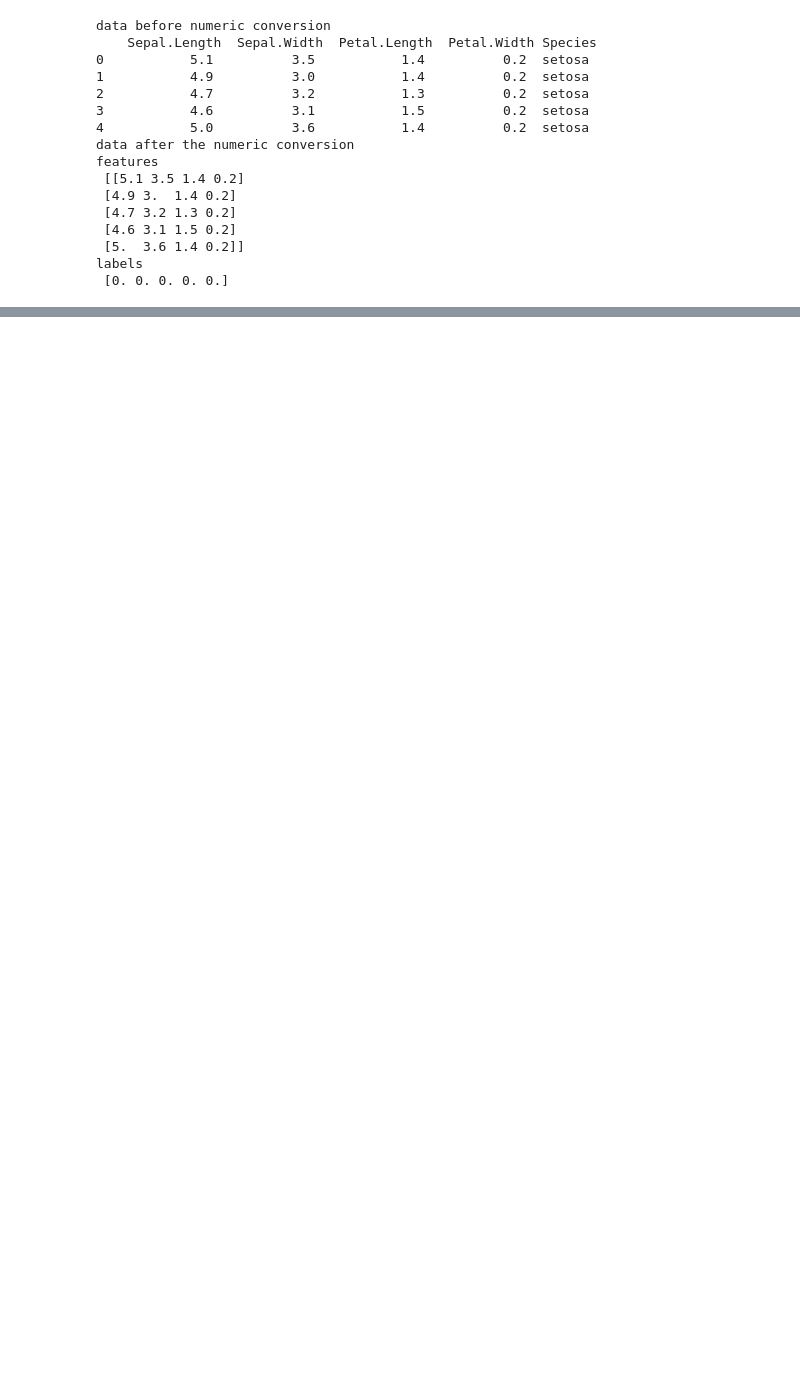
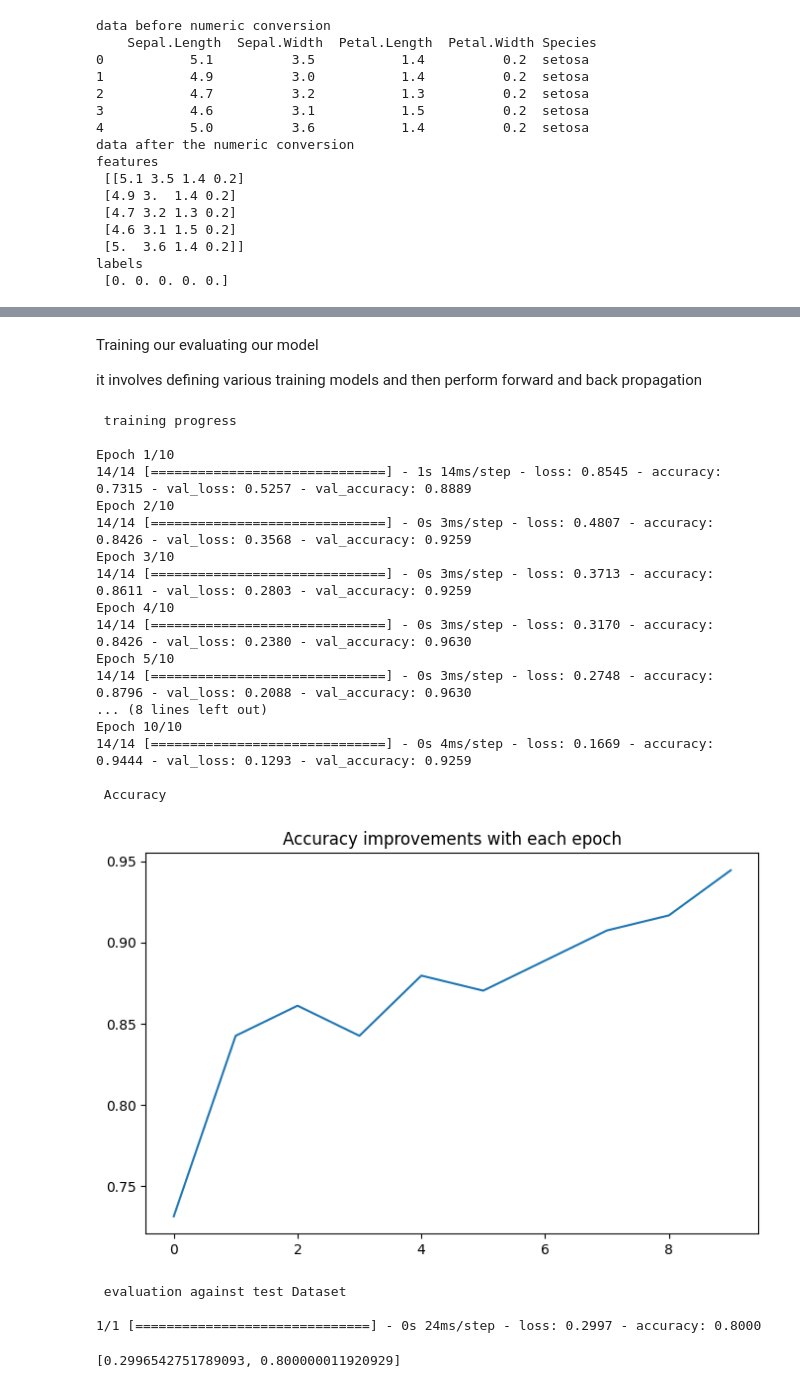
Before and after one commit to AjaySinghMehta/Multi_class_Classification_iris, a Jupyter notebook: script/iris_classification.ipynb, the cells around one changed output, grey strips where cells are left out. Saved outputs shown, nothing was run; the diff lists cells and outputs as text; code cells hidden in the pictures; blank space fills up the shorter version.

```diff
--- a/script/iris_classification.ipynb
+++ b/script/iris_classification.ipynb
@@ -84,0 +106,19 @@ Testing labels
+# %%
+#creating a sequential model in keras
+model  = tf.keras.models.Sequential()
+
+#adding a first hidden layer with relu activation function
+model.add(tf.keras.layers.Dense(128, input_shape=(4,), name = 'Hidden_layer_1',activation='relu'))
+                               #number of nodes, number of input variables, logical name, Activation function
+
+#adding second layer  with relu activation function
+model.add(tf.keras.layers.Dense(128,name = 'Hidden_layer_2',activation = 'relu'))
+
+#adding an output layer with sofmax activation function
+model.add(tf.keras.layers.Dense(3,name = 'Output_layer', activation= 'softmax'))
+
+#compile the model with loss and metrices
+model.compile(loss = 'categorical_crossentropy',metrics=['accuracy'])
+
+#printing the  metadata of the model
+model.summary()
@@ -84,0 +141,59 @@ Testing labels
+# %% [markdown]
+
+Training our evaluating our model
+
+it involves defining various training models and then perform forward and back propagation
+# %%
+#setting batch_size
+BATCH_SIZE = 8
+
+#setting epochs
+EPOCHS = 10
+
+#setting validation split. 20% of the training data will be used for the validation after each epoch
+VALIDATION_SPLIT = 0.2
+
+print("\n training progress \n")
+#fit the model. perforiming entire training cycle, including forward propagation , loss computation , backward propagation , gradient and all of the computation
+history = model.fit(X_train, Y_train,
+                    batch_size = BATCH_SIZE,
+                    epochs = EPOCHS,
+                    verbose = 1,
+                    validation_split = VALIDATION_SPLIT)
+
+print("\n Accuracy \n")
+
+#plotting accuracy of the model after each epoch
+
+pd.DataFrame(history.history)["accuracy"].plot(figsize=(8,5))
+plt.title("Accuracy improvements with each epoch")
+plt.show()
+
+
+#evaluating the model
+
+print("\n evaluation against test Dataset \n")
+model.evaluate(X_test,Y_test)
+# %% [output]
+ training progress
+
+Epoch 1/10
+14/14 [==============================] - 1s 14ms/step - loss: 0.8545 - accuracy: 0.7315 - val_loss: 0.5257 - val_accuracy: 0.8889
+Epoch 2/10
+14/14 [==============================] - 0s 3ms/step - loss: 0.4807 - accuracy: 0.8426 - val_loss: 0.3568 - val_accuracy: 0.9259
+Epoch 3/10
+14/14 [==============================] - 0s 3ms/step - loss: 0.3713 - accuracy: 0.8611 - val_loss: 0.2803 - val_accuracy: 0.9259
+Epoch 4/10
+14/14 [==============================] - 0s 3ms/step - loss: 0.3170 - accuracy: 0.8426 - val_loss: 0.2380 - val_accuracy: 0.9630
+Epoch 5/10
+14/14 [==============================] - 0s 3ms/step - loss: 0.2748 - accuracy: 0.8796 - val_loss: 0.2088 - val_accuracy: 0.9630
+... (8 lines left out)
+Epoch 10/10
+14/14 [==============================] - 0s 4ms/step - loss: 0.1669 - accuracy: 0.9444 - val_loss: 0.1293 - val_accuracy: 0.9259
+
+ Accuracy
+[figure, added]
+ evaluation against test Dataset
+
+1/1 [==============================] - 0s 24ms/step - loss: 0.2997 - accuracy: 0.8000
+[0.2996542751789093, 0.800000011920929]
```
Also changed, not shown: parts of 12 cells of this notebook, 4 other files.
